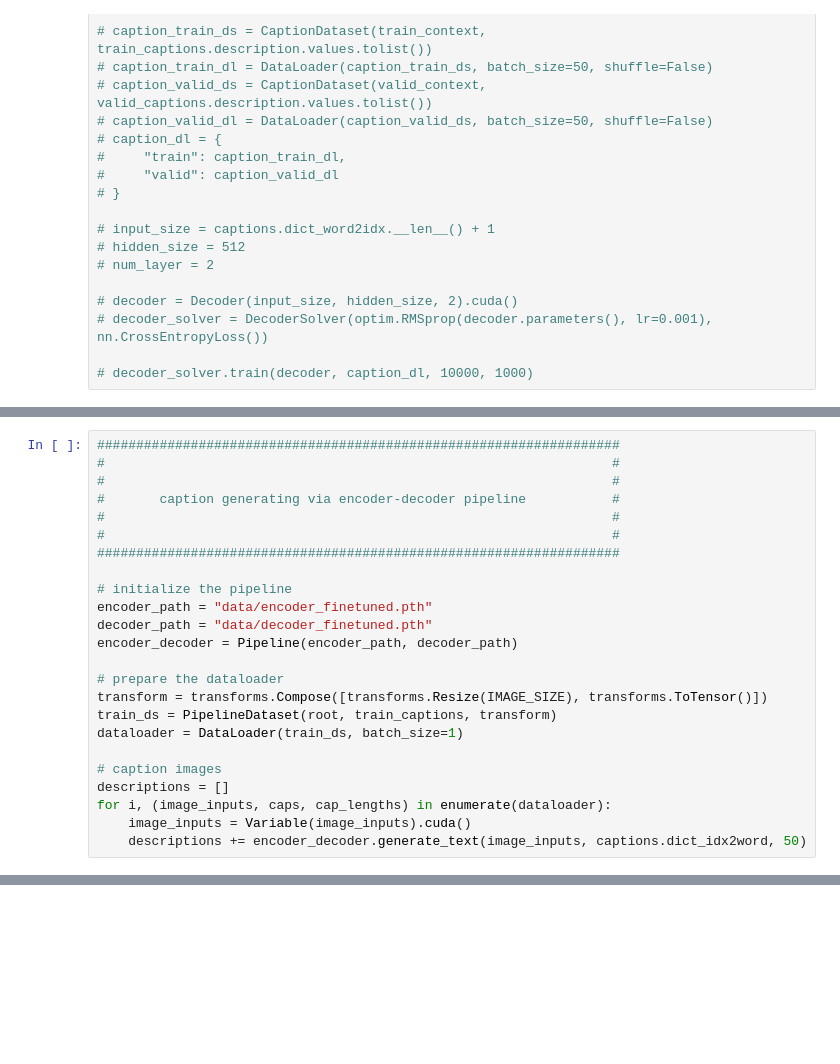
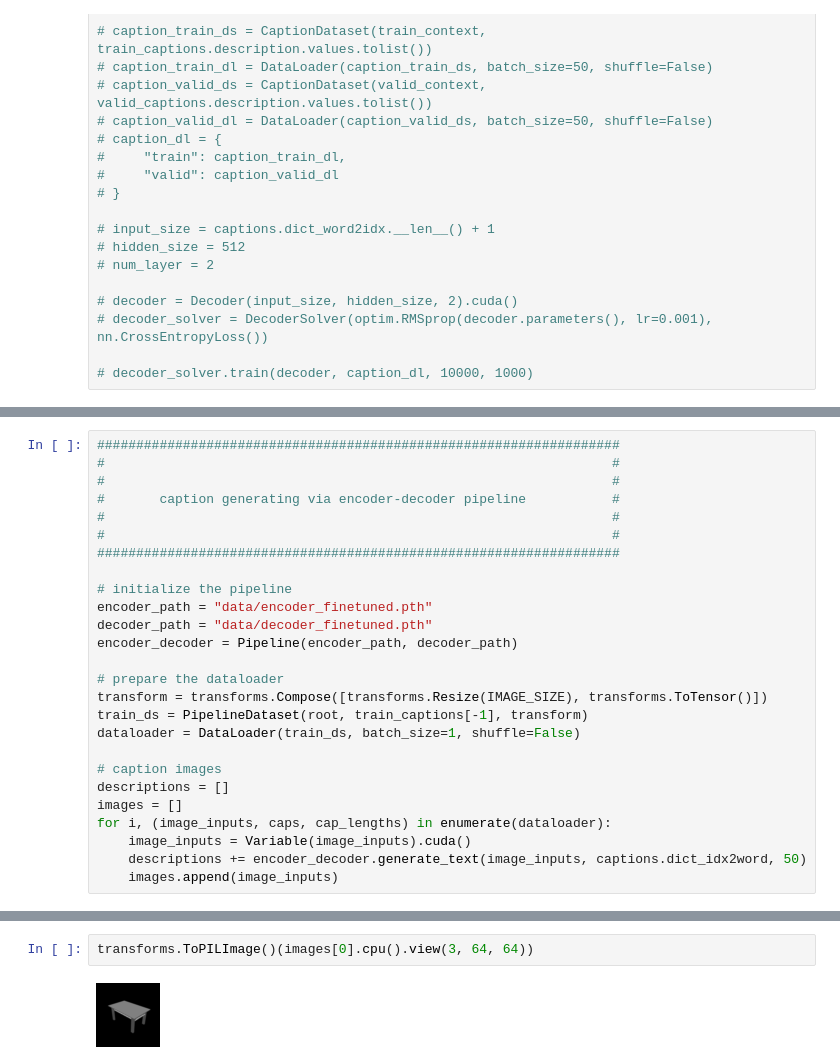
Before and after one commit to daveredrum/3d-captioning, a Jupyter notebook: 3dcaptioning.ipynb, the cells around one changed output, grey strips where cells are left out. Saved outputs shown, nothing was run; the diff lists cells and outputs as text; blank space fills up the shorter version.

```diff
--- a/3dcaptioning.ipynb
+++ b/3dcaptioning.ipynb
@@ -209,14 +214,16 @@ encoder_decoder = Pipeline(encoder_path, decoder_path)
 
 # prepare the dataloader
 transform = transforms.Compose([transforms.Resize(IMAGE_SIZE), transforms.ToTensor()])
-train_ds = PipelineDataset(root, train_captions, transform)
-dataloader = DataLoader(train_ds, batch_size=1)
+train_ds = PipelineDataset(root, train_captions[-1], transform)
+dataloader = DataLoader(train_ds, batch_size=1, shuffle=False)
 
 # caption images
 descriptions = []
+images = []
 for i, (image_inputs, caps, cap_lengths) in enumerate(dataloader):
     image_inputs = Variable(image_inputs).cuda()
     descriptions += encoder_decoder.generate_text(image_inputs, captions.dict_idx2word, 50)
+    images.append(image_inputs)
 # %%
 descriptions
 # %% [output]
@@ -224 +249,5 @@ descriptions
  '<START> the table is round and has 3 legs . the table is rotating <END>']
+# %%
+transforms.ToPILImage()(images[0].cpu().view(3, 64, 64))
+# %% [output]
+[figure, added]
```
Also changed, not shown: parts of 13 cells of this notebook, 3 other files.
